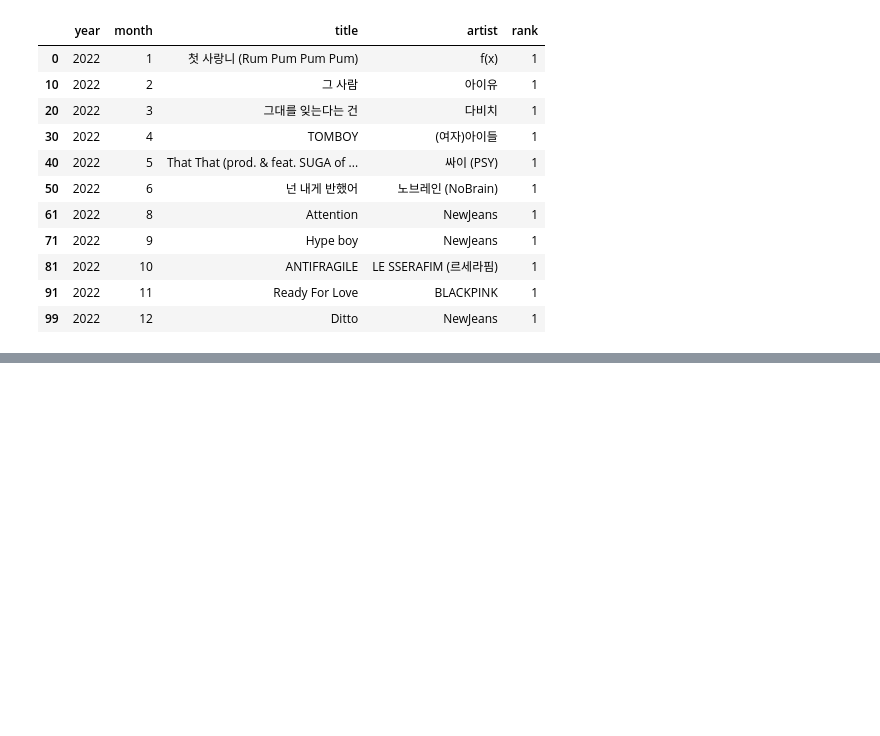
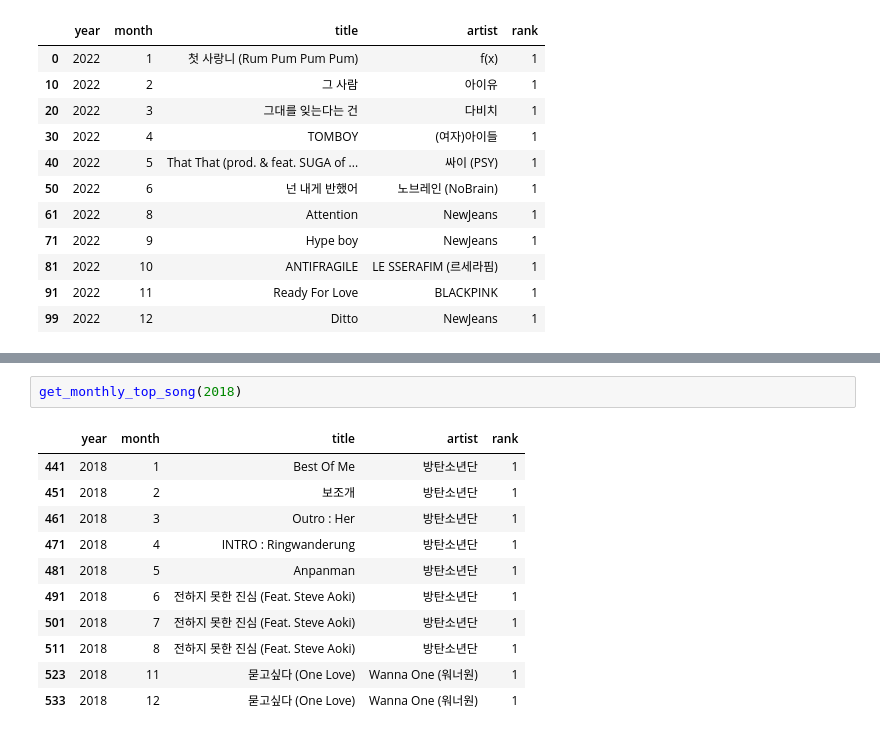
Before and after one commit to jenny-jione/melon_project, a Jupyter notebook: pandas_practice.ipynb, the cells around one changed output, grey strips where cells are left out. Drawn from its saved outputs; the diff is of its cells as text; blank space fills up the shorter version.

```diff
--- a/pandas_practice.ipynb
+++ b/pandas_practice.ipynb
@@ -116,0 +197,14 @@ this_year_top_song
+# %%
+get_monthly_top_song(2018)
+# %% [output]
+|  | year | month | title | artist | rank |
+| 441 | 2018 | 1 | Best Of Me | 방탄소년단 | 1 |
+| 451 | 2018 | 2 | 보조개 | 방탄소년단 | 1 |
+| 461 | 2018 | 3 | Outro : Her | 방탄소년단 | 1 |
+| 471 | 2018 | 4 | INTRO : Ringwanderung | 방탄소년단 | 1 |
+| 481 | 2018 | 5 | Anpanman | 방탄소년단 | 1 |
+| 491 | 2018 | 6 | 전하지 못한 진심 (Feat. Steve Aoki) | 방탄소년단 | 1 |
+| 501 | 2018 | 7 | 전하지 못한 진심 (Feat. Steve Aoki) | 방탄소년단 | 1 |
+| 511 | 2018 | 8 | 전하지 못한 진심 (Feat. Steve Aoki) | 방탄소년단 | 1 |
+| 523 | 2018 | 11 | 묻고싶다 (One Love) | Wanna One (워너원) | 1 |
+| 533 | 2018 | 12 | 묻고싶다 (One Love) | Wanna One (워너원) | 1 |
```
Also changed, not shown: parts of 9 cells of this notebook.
